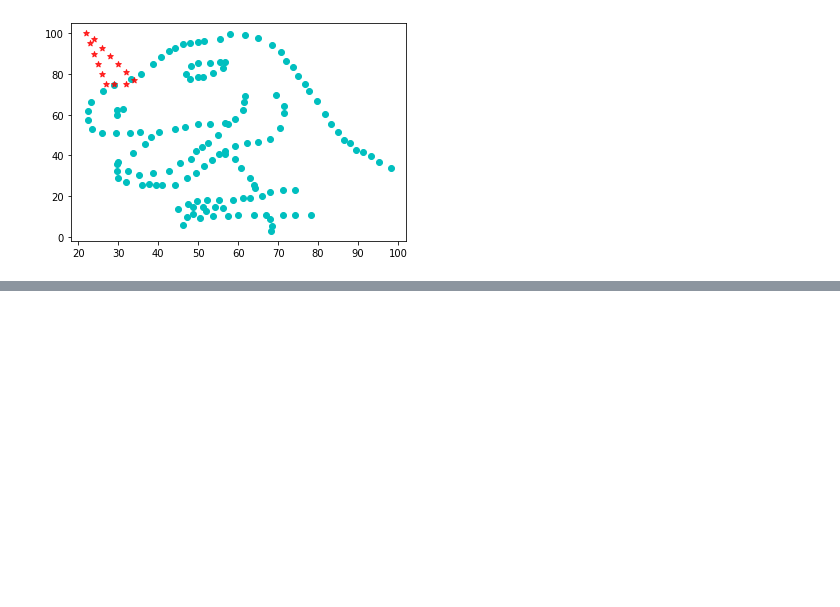
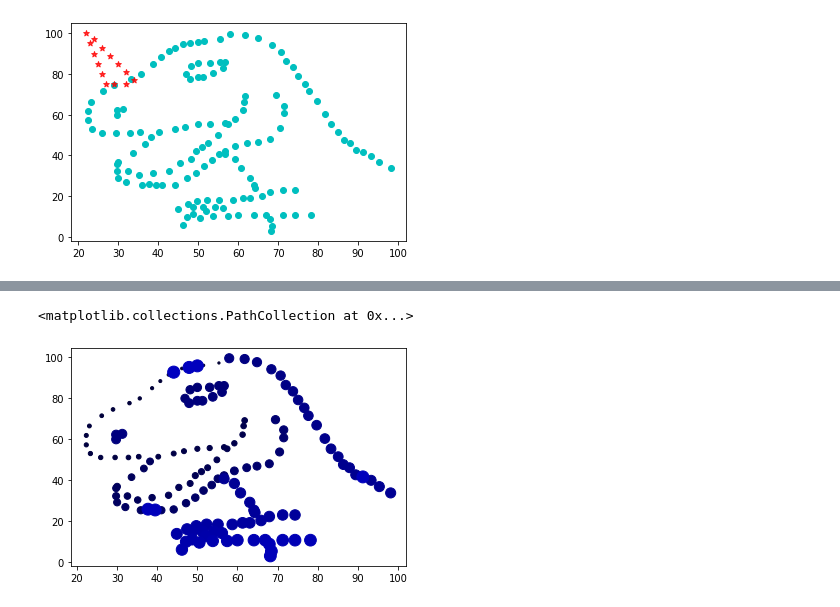
Before and after one commit to Adibank/DPDM, a Jupyter notebook: Data102.ipynb, the cells around one changed output, grey strips where cells are left out. Cells and saved outputs as stored; diff of their text form; code cells hidden in the pictures; blank space fills up the shorter version.

```diff
--- a/Data102.ipynb
+++ b/Data102.ipynb
@@ -189,0 +211,6 @@ plt.scatter([27,26,25,24,23,22,24,26,28,30,32,34,32,29],[75,80,85,90,95,100,97,9
+# %%
+c_list = list()
+for i in range(len(data['x'])):
+  c_list.append([0,0,(50+i)/255])
+
+c_list
@@ -189,0 +235,5 @@ plt.scatter([27,26,25,24,23,22,24,26,28,30,32,34,32,29],[75,80,85,90,95,100,97,9
+# %%
+plt.scatter(data['x'],data['y'],s=range(5,len(data['x'])+5),c=c_list)
+# %% [output]
+<matplotlib.collections.PathCollection at 0x...>
+[figure, added]
```
Also changed, not shown: parts of 18 cells of this notebook.
